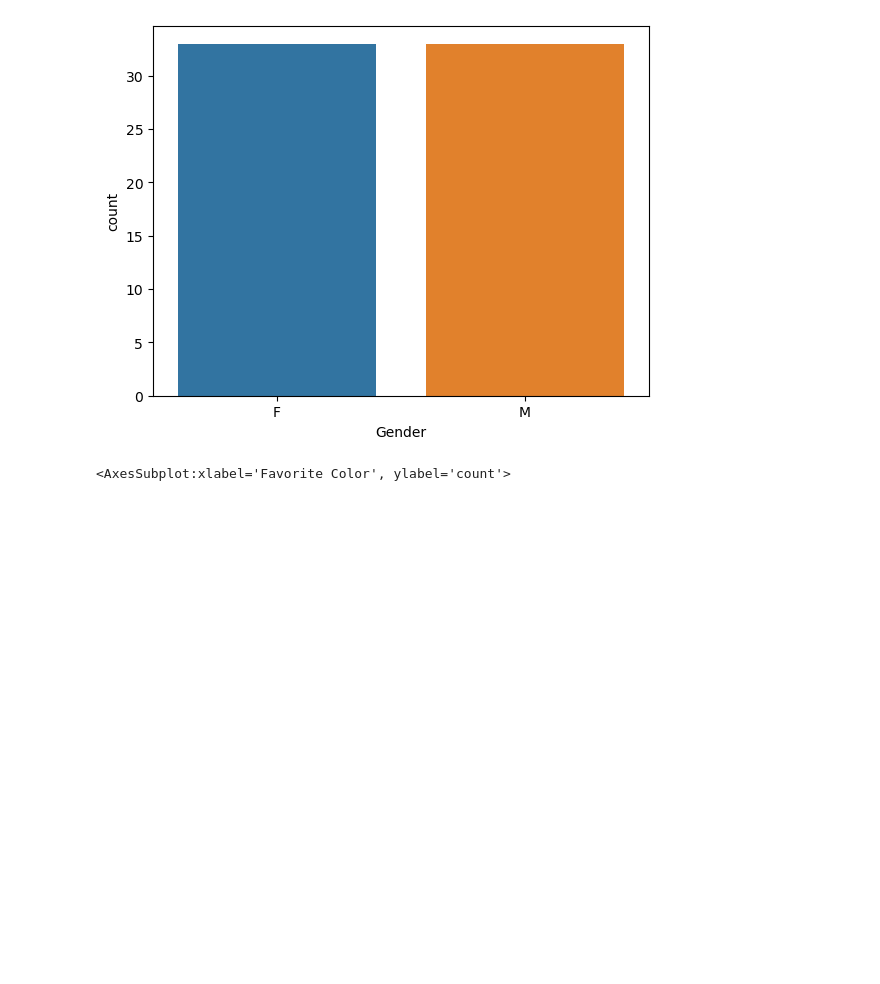
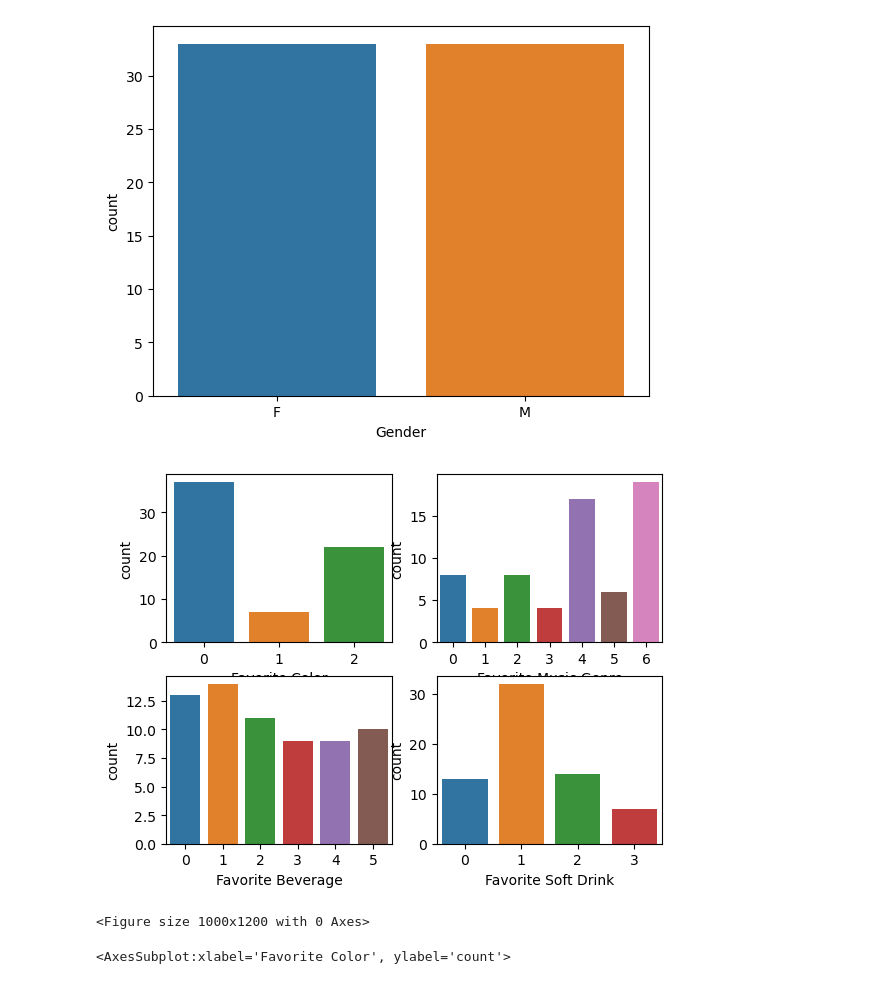
Before and after one commit to Wilsonafolabi/Genderclassication-using-logisticregression, a Jupyter notebook: classification tut.ipynb, the cells around one changed output. Drawn from its saved outputs; the diff is of its cells as text; code cells hidden in the pictures; blank space fills up the shorter version.

```diff
--- a/classification tut.ipynb
+++ b/classification tut.ipynb
@@ -63,6 +63,20 @@ sns.countplot(x='Gender',data=gender_data)
 # %% [output]
 <AxesSubplot:xlabel='Gender', ylabel='count'>
 [figure]
+# %%
+fig, ax =plt.subplots(2,2)
+
+plt.figure(figsize=(10,12))
+
+sns.countplot(x=gender_data['Favorite Color'], ax=ax[0,0])
+sns.countplot(x=gender_data['Favorite Music Genre'], ax=ax[0,1])
+sns.countplot(x=gender_data['Favorite Beverage'], ax=ax[1,0])
+sns.countplot(x=gender_data['Favorite Soft Drink'], ax=ax[1,1])
+
+plt.show()
+# %% [output]
+[figure, added]
+<Figure size 1000x1200 with 0 Axes>
 # %%
 sns.countplot(x="Favorite Color",hue="Gender",data=gender_data)
 # %% [output]
```
Also changed, not shown: parts of 23 cells of this notebook.
